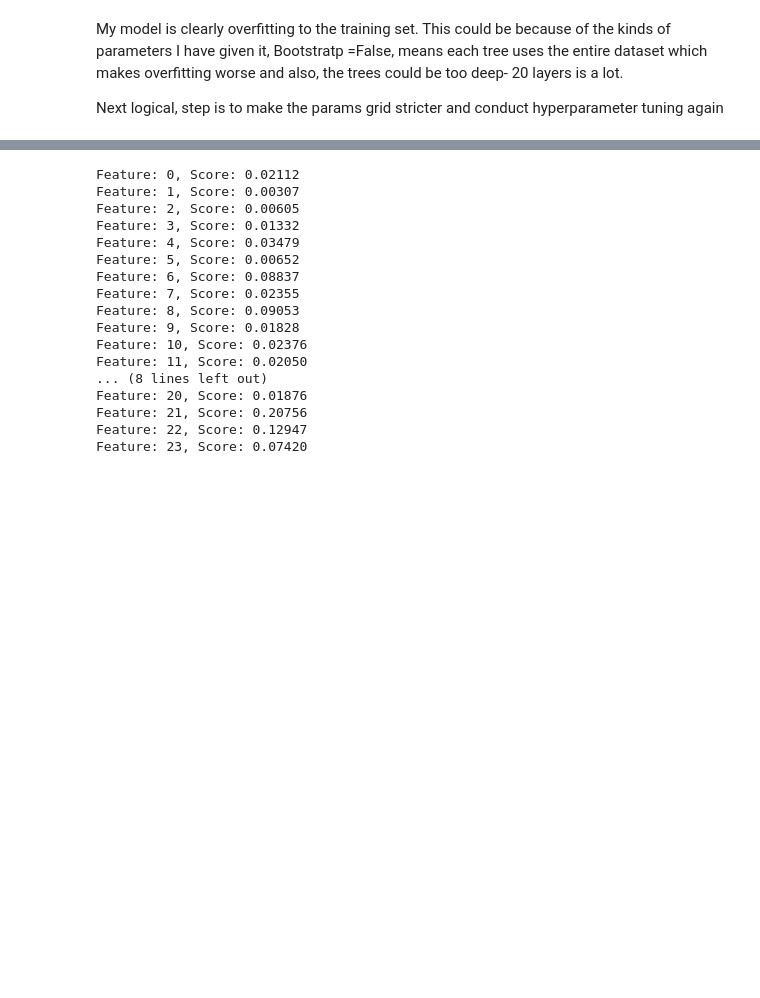
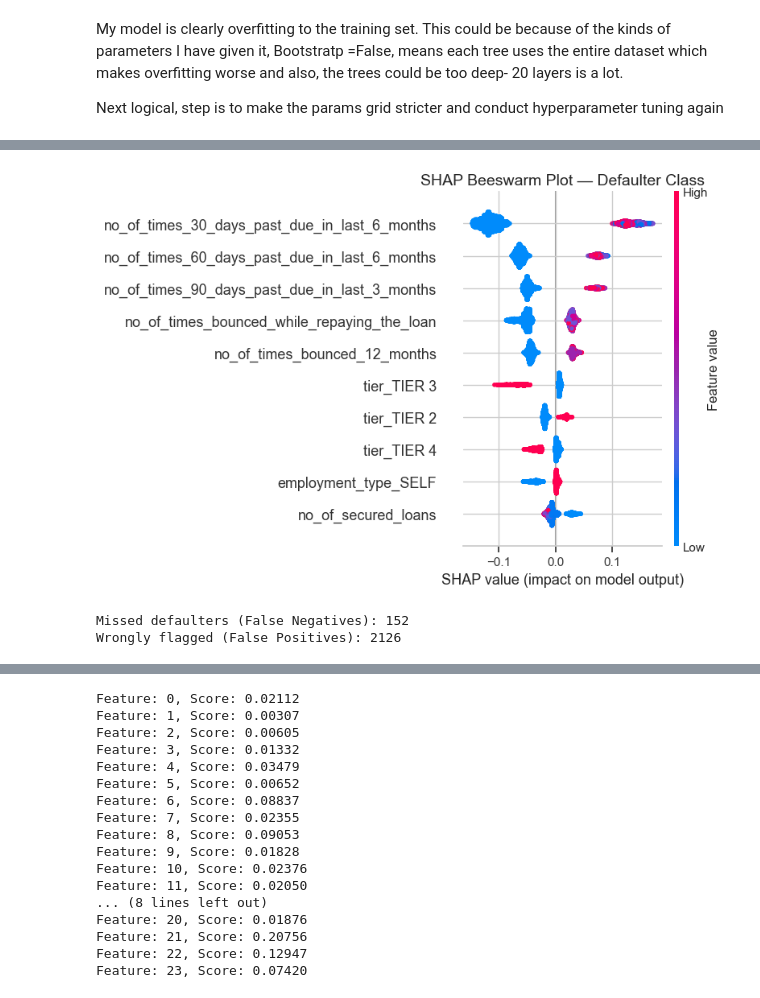
Before and after one commit to WamzMwangi/Machine_Learning_Foundations, a Jupyter notebook: Classification/Credit_Risk_Modelling.ipynb, the cells around one changed output, grey strips where cells are left out. Saved outputs shown, nothing was run; the diff lists cells and outputs as text; code cells hidden in the pictures; blank space fills up the shorter version.

```diff
--- a/Classification/Credit_Risk_Modelling.ipynb
+++ b/Classification/Credit_Risk_Modelling.ipynb
@@ -756,0 +790,26 @@ ErrorAnalysisDashboard(
+# %%
+plt.figure(figsize=(30, 10))
+shap.summary_plot(
+    shap_values_defaulter,
+    X_test_df,
+    feature_names=feature_names,
+    max_display=10,        # only show top 10 features
+    show=False
+)
+plt.title('SHAP Beeswarm Plot — Defaulter Class', fontsize=14)
+plt.tight_layout()
+plt.show()
+# %% [output]
+[figure, added]
+# %%
+y_pred = model.predict(X_test_df)
+y_true = y_test.values.ravel()
+
+false_negatives = np.where((y_pred == 0) & (y_true == 1))[0]
+false_positives = np.where((y_pred == 1) & (y_true == 0))[0]
+
+print(f"Missed defaulters (False Negatives): {len(false_negatives)}")
+print(f"Wrongly flagged (False Positives): {len(false_positives)}")
+# %% [output]
+Missed defaulters (False Negatives): 152
+Wrongly flagged (False Positives): 2126
```
Also changed, not shown: parts of 29 cells of this notebook, 4 other files.
